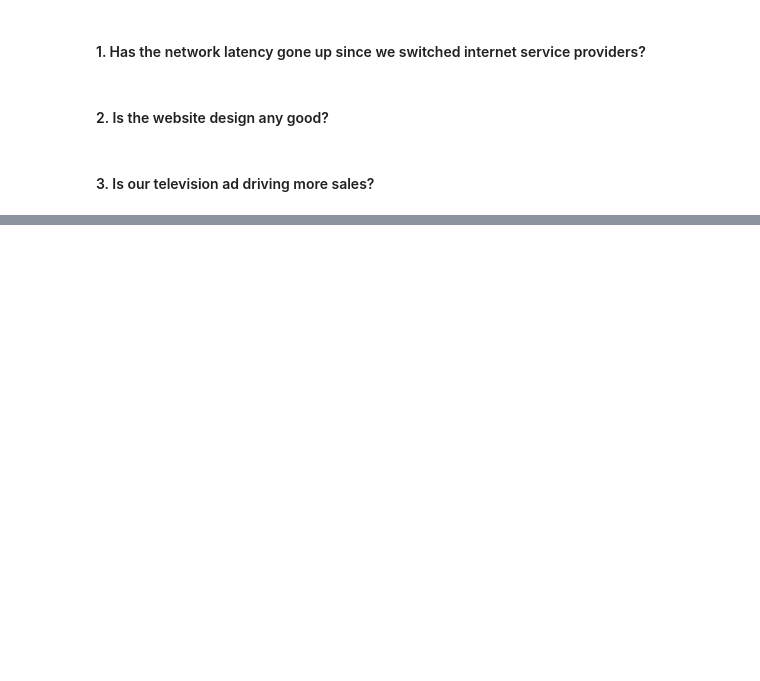
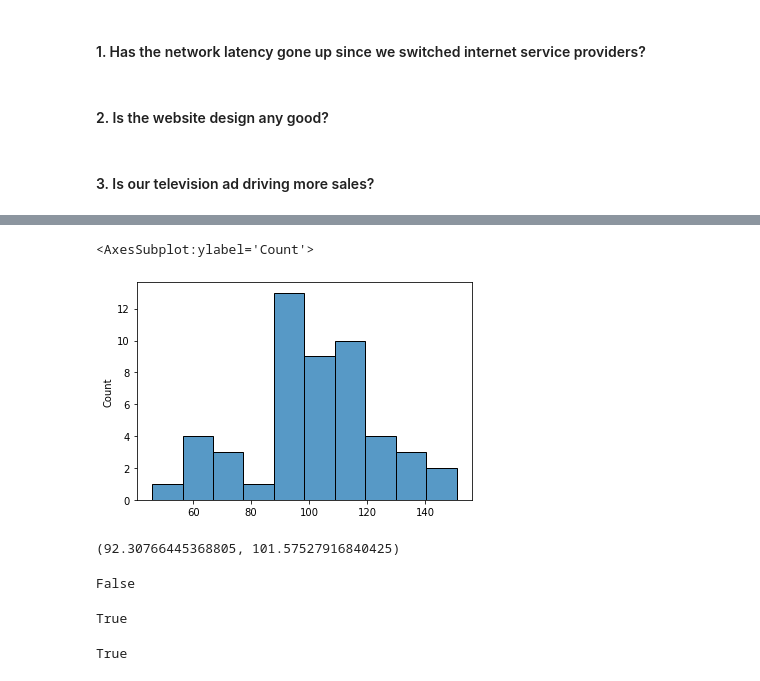
Before and after one commit to morgancross2/statistics-exercises, a Jupyter notebook: hypothesis_testing.ipynb, the cells around one changed output, grey strips where cells are left out. Drawn from its saved outputs; the diff is of its cells as text; code cells hidden in the pictures; blank space fills up the shorter version.

```diff
--- a/hypothesis_testing.ipynb
+++ b/hypothesis_testing.ipynb
@@ -27,0 +60,9 @@
+# %%
+sns.histplot(bus2)
+# %% [output]
+<AxesSubplot:ylabel='Count'>
+[figure, added]
+# %%
+bus1.mean(), bus2.mean()
+# %% [output]
+(92.30766445368805, 101.57527916840425)
@@ -27,0 +74,5 @@
+# %%
+# variance not similar
+p < α
+# %% [output]
+False
@@ -27,0 +81,4 @@
+# %%
+p < α
+# %% [output]
+True
@@ -27,0 +91,4 @@
+# %%
+p < α
+# %% [output]
+True
```
Also changed, not shown: parts of 42 cells of this notebook.
